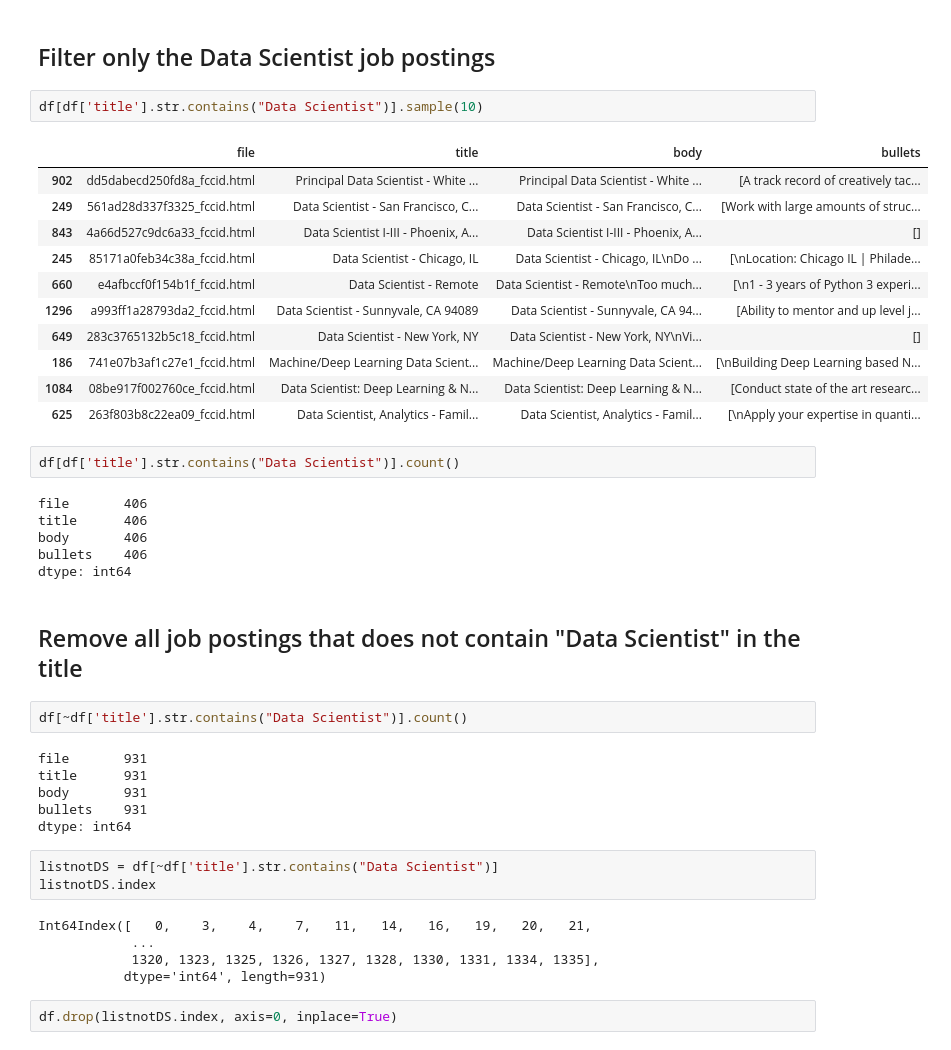
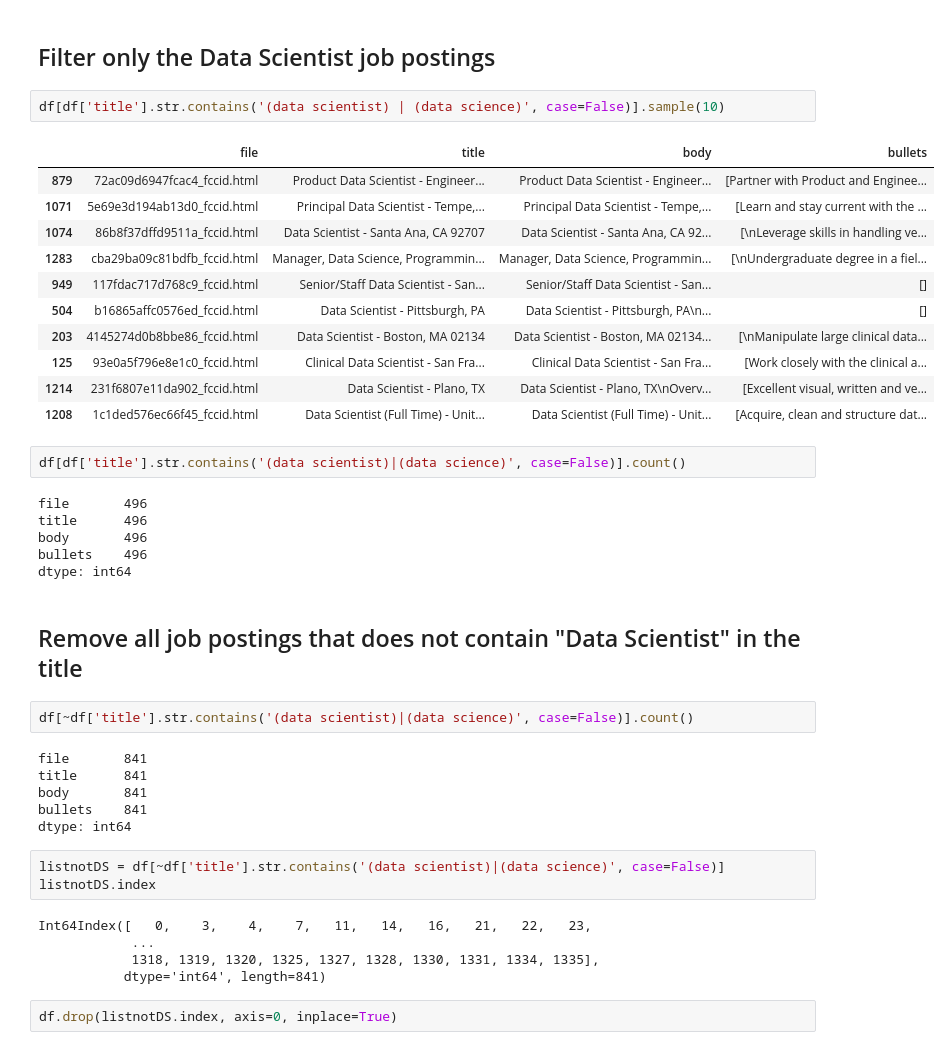
Before and after one commit to alexdiet42/liveProject-Decoding-Job-Postings, a Jupyter notebook: Extracting Text from Job Postings.ipynb, the cells around one changed output. Cells and saved outputs as stored; diff of their text form.

```diff
--- a/Extracting Text from Job Postings.ipynb
+++ b/Extracting Text from Job Postings.ipynb
@@ -170,45 +170,45 @@ df.head(10)
 # %% [markdown]
 ## Filter only the Data Scientist job postings
 # %%
-df[df['title'].str.contains("Data Scientist")].sample(10)
+df[df['title'].str.contains('(data scientist) | (data science)', case=False)].sample(10)
 # %% [output]
 |  | file | title | body | bullets |
-| 902 | dd5dabecd250fd8a_fccid.html | Principal Data Scientist - White ... | Principal Data Scientist - White ... | [A track record of creatively tac... |
-| 249 | 561ad28d337f3325_fccid.html | Data Scientist - San Francisco, C... | Data Scientist - San Francisco, C... | [Work with large amounts of struc... |
-| 843 | 4a66d527c9dc6a33_fccid.html | Data Scientist I-III - Phoenix, A... | Data Scientist I-III - Phoenix, A... | [] |
-| 245 | 85171a0feb34c38a_fccid.html | Data Scientist - Chicago, IL | Data Scientist - Chicago, IL\nDo ... | [\nLocation: Chicago IL | Philade... |
-| 660 | e4afbccf0f154b1f_fccid.html | Data Scientist - Remote | Data Scientist - Remote\nToo much... | [\n1 - 3 years of Python 3 experi... |
-| 1296 | a993ff1a28793da2_fccid.html | Data Scientist - Sunnyvale, CA 94089 | Data Scientist - Sunnyvale, CA 94... | [Ability to mentor and up level j... |
-| 649 | 283c3765132b5c18_fccid.html | Data Scientist - New York, NY | Data Scientist - New York, NY\nVi... | [] |
-| 186 | 741e07b3af1c27e1_fccid.html | Machine/Deep Learning Data Scient... | Machine/Deep Learning Data Scient... | [\nBuilding Deep Learning based N... |
-| 1084 | 08be917f002760ce_fccid.html | Data Scientist: Deep Learning & N... | Data Scientist: Deep Learning & N... | [Conduct state of the art researc... |
-| 625 | 263f803b8c22ea09_fccid.html | Data Scientist, Analytics - Famil... | Data Scientist, Analytics - Famil... | [\nApply your expertise in quanti... |
+| 879 | 72ac09d6947fcac4_fccid.html | Product Data Scientist - Engineer... | Product Data Scientist - Engineer... | [Partner with Product and Enginee... |
+| 1071 | 5e69e3d194ab13d0_fccid.html | Principal Data Scientist - Tempe,... | Principal Data Scientist - Tempe,... | [Learn and stay current with the ... |
+| 1074 | 86b8f37dffd9511a_fccid.html | Data Scientist - Santa Ana, CA 92707 | Data Scientist - Santa Ana, CA 92... | [\nLeverage skills in handling ve... |
+| 1283 | cba29ba09c81bdfb_fccid.html | Manager, Data Science, Programmin... | Manager, Data Science, Programmin... | [\nUndergraduate degree in a fiel... |
+| 949 | 117fdac717d768c9_fccid.html | Senior/Staff Data Scientist - San... | Senior/Staff Data Scientist - San... | [] |
+| 504 | b16865affc0576ed_fccid.html | Data Scientist - Pittsburgh, PA | Data Scientist - Pittsburgh, PA\n... | [] |
+| 203 | 4145274d0b8bbe86_fccid.html | Data Scientist - Boston, MA 02134 | Data Scientist - Boston, MA 02134... | [\nManipulate large clinical data... |
+| 125 | 93e0a5f796e8e1c0_fccid.html | Clinical Data Scientist - San Fra... | Clinical Data Scientist - San Fra... | [Work closely with the clinical a... |
+| 1214 | 231f6807e11da902_fccid.html | Data Scientist - Plano, TX | Data Scientist - Plano, TX\nOverv... | [Excellent visual, written and ve... |
+| 1208 | 1c1ded576ec66f45_fccid.html | Data Scientist (Full Time) - Unit... | Data Scientist (Full Time) - Unit... | [Acquire, clean and structure dat... |
 # %%
-df[df['title'].str.contains("Data Scientist")].count()
+df[df['title'].str.contains('(data scientist)|(data science)', case=False)].count()
 # %% [output]
-file       406
-title      406
-body       406
-bullets    406
+file       496
+title      496
+body       496
+bullets    496
 dtype: int64
 # %% [markdown]
 ## Remove all job postings that does not contain "Data Scientist" in the title
 # %%
-df[~df['title'].str.contains("Data Scientist")].count()
+df[~df['title'].str.contains('(data scientist)|(data science)', case=False)].count()
 # %% [output]
-file       931
-title      931
-body       931
-bullets    931
+file       841
+title      841
+body       841
+bullets    841
 dtype: int64
 # %%
-listnotDS = df[~df['title'].str.contains("Data Scientist")]
+listnotDS = df[~df['title'].str.contains('(data scientist)|(data science)', case=False)]
 listnotDS.index
 # %% [output]
-Int64Index([   0,    3,    4,    7,   11,   14,   16,   19,   20,   21,
+Int64Index([   0,    3,    4,    7,   11,   14,   16,   21,   22,   23,
             ...
-            1320, 1323, 1325, 1326, 1327, 1328, 1330, 1331, 1334, 1335],
-           dtype='int64', length=931)
+            1318, 1319, 1320, 1325, 1327, 1328, 1330, 1331, 1334, 1335],
+           dtype='int64', length=841)
 # %%
 df.drop(listnotDS.index, axis=0, inplace=True)
 # %%
```
Also changed, not shown: parts of 4 cells of this notebook.
